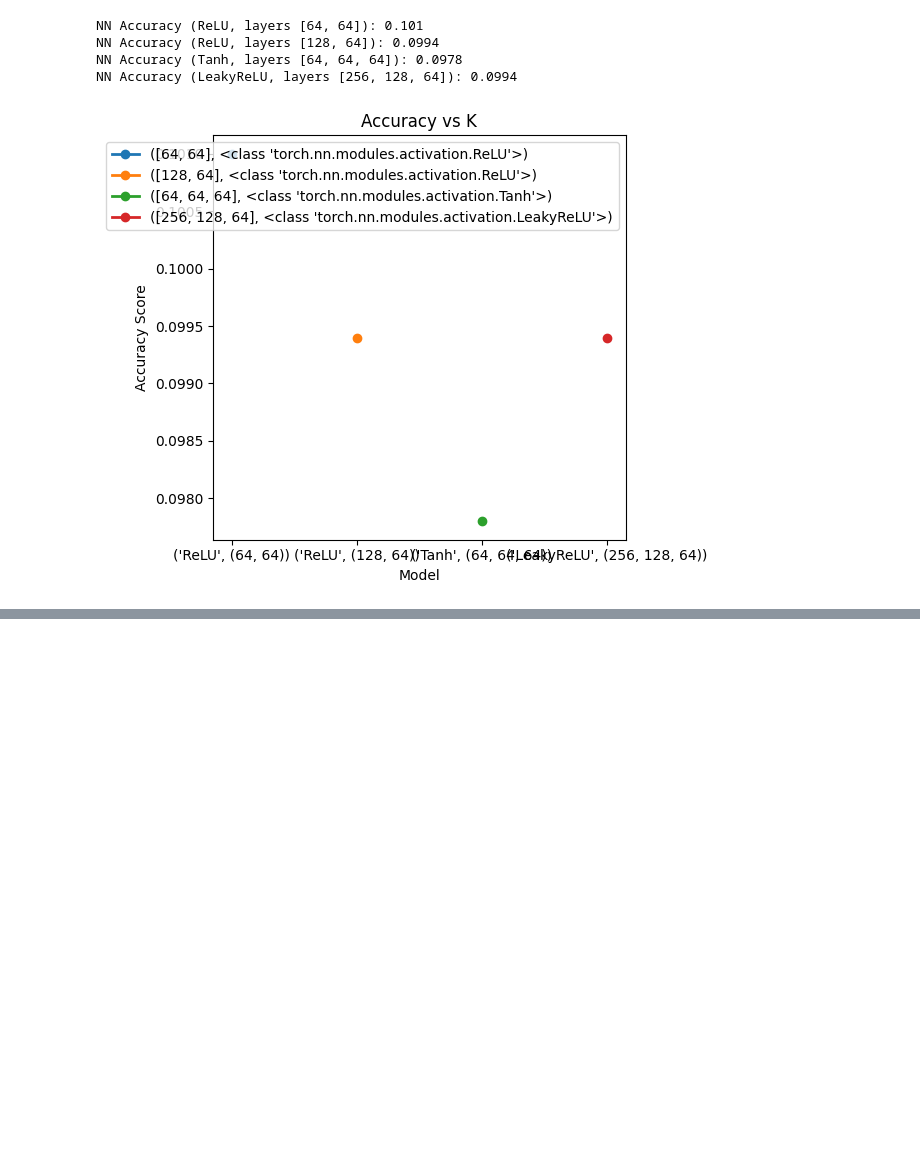
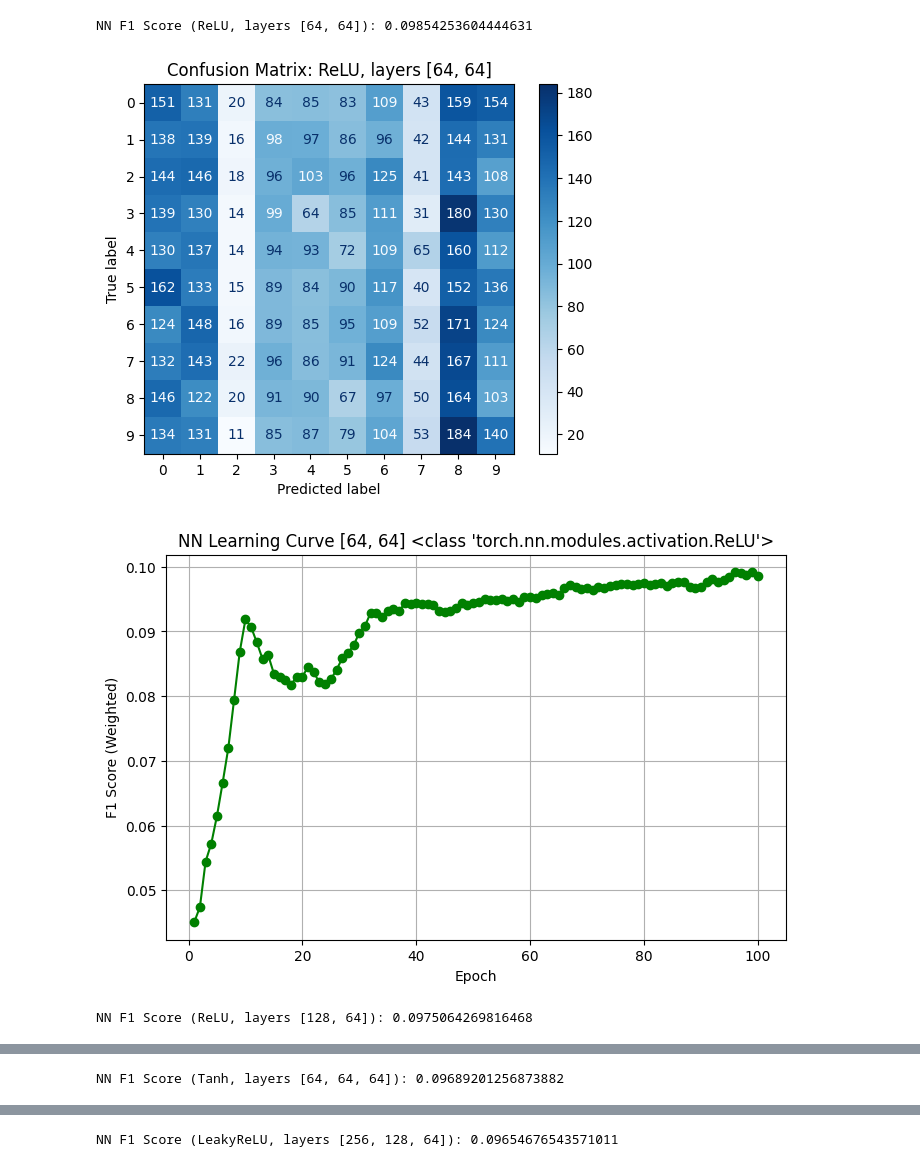
Before and after one commit to ewang-gatech/SL-Report, a Jupyter notebook: Cancer_NN.ipynb, the cells around one changed output, grey strips where cells are left out. Cells and saved outputs as stored; diff of their text form; code cells hidden in the pictures; blank space fills up the shorter version.

```diff
--- a/Cancer_NN.ipynb
+++ b/Cancer_NN.ipynb
@@ -132,36 +155,37 @@ label_mapping = dict(zip(label_encoder.classes_, range(len(label_encoder.classes
 # Example: label_encoder.inverse_transform([0, 1, 2]) -> country names
 
 # Encode cancer stage numerically (just as a feature, not target)
 df['Cancer_Stage_Int'] = LabelEncoder().fit_transform(df['Cancer_Stage'])
 
 # One-hot encode categorical features
 categorical_cols = ['Gender', 'Cancer_Type']
 X = pd.get_dummies(df, columns=categorical_cols)
 
 # Drop unused columns
 X = X.drop(['Patient_ID', 'Country_Region', 'Cancer_Stage'], axis=1)  # drop ID and text columns
 
 # Convert Y to a Series for compatibility with pandas indexing
 Y = pd.Series(Y, name='Country_Region_Label')
 
 
 configs = [
     ([64, 64], nn.ReLU),
     ([128, 64], nn.ReLU),
     ([64, 64, 64], nn.Tanh),
     ([256, 128, 64], nn.LeakyReLU),
 ]
 
 all_results = []
 for hidden_layers, act_fn in configs:
     result = {}
-    run_nn_with_feature_selection(result, X, Y, "cancer_nn_", hidden_layers=hidden_layers, activation_fn=act_fn)
+    learning_curve = run_nn_with_feature_selection(result, X, Y, "cancer_nn_", hidden_layers=hidden_layers, activation_fn=act_fn, return_learning_curve = True)
     all_results.append(result)
+    plot_learning_curve(learning_curve, title="NN Learning Curve " + str(hidden_layers) + " " + str(act_fn), save_path=f"cancer_nn_{act_fn.__name__}")
+
 
 graph_nn_results(all_results, "cancer_nn_comparison", results_names=[str(c) for c in configs])
 # %% [output]
-NN Accuracy (ReLU, layers [64, 64]): 0.101
-NN Accuracy (ReLU, layers [128, 64]): 0.0994
-NN Accuracy (Tanh, layers [64, 64, 64]): 0.0978
-NN Accuracy (LeakyReLU, layers [256, 128, 64]): 0.0994
+NN F1 Score (ReLU, layers [64, 64]): 0.09854253604444631
-[figure, old version]
+[figure, new version]
+[figure, added]
+NN F1 Score (ReLU, layers [128, 64]): 0.0975064269816468
@@ -167,0 +194 @@ NN Accuracy (LeakyReLU, layers [256, 128, 64]): 0.0994
+NN F1 Score (Tanh, layers [64, 64, 64]): 0.09689201256873882
@@ -167,0 +197 @@ NN Accuracy (LeakyReLU, layers [256, 128, 64]): 0.0994
+NN F1 Score (LeakyReLU, layers [256, 128, 64]): 0.09654676543571011
```
Also changed, not shown: parts of 2 cells of this notebook, 8 other files.
